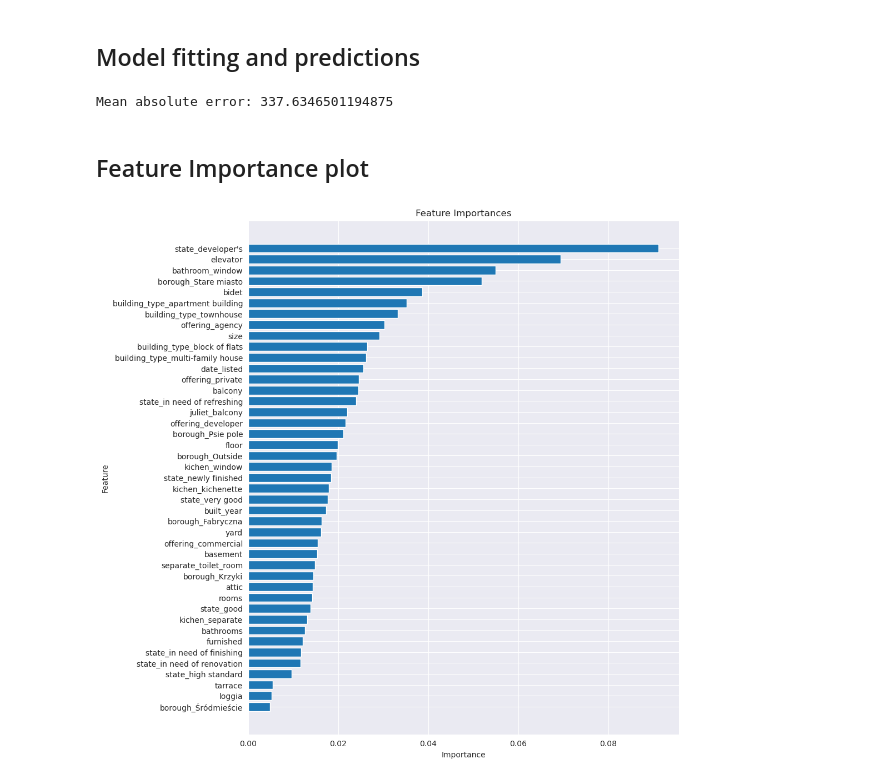
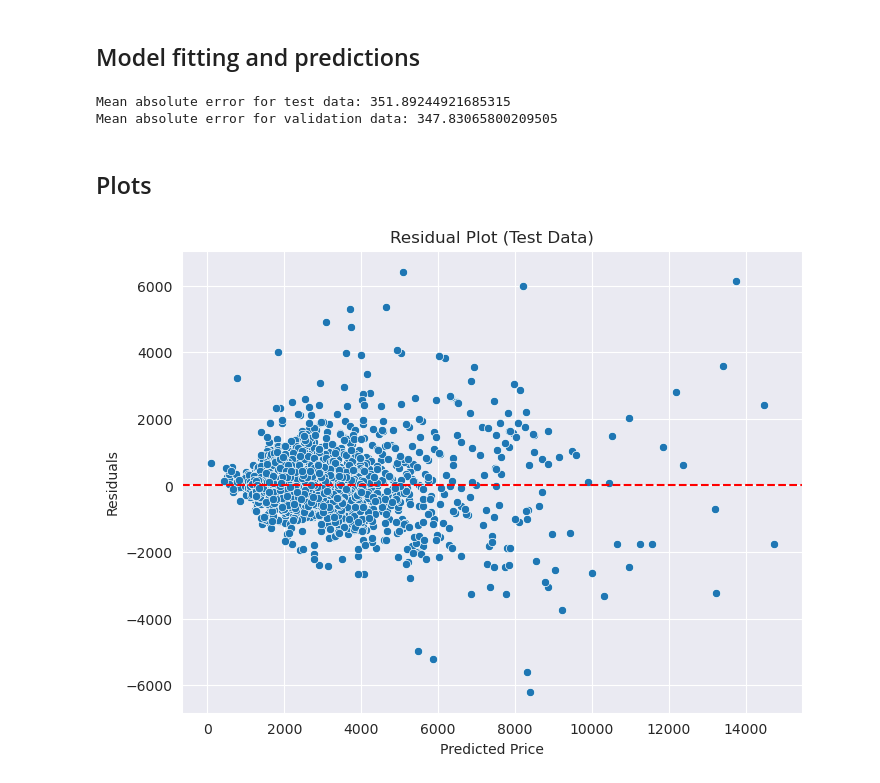
Before and after one commit to asKonar/Rental_Price_Prediction, a Jupyter notebook: rental-prices-analysis-and-prediction-model.ipynb, the cells around one changed output. Saved outputs shown, nothing was run; the diff lists cells and outputs as text; code cells hidden in the pictures.

```diff
--- a/rental-prices-analysis-and-prediction-model.ipynb
+++ b/rental-prices-analysis-and-prediction-model.ipynb
@@ -409,7 +409,8 @@ y = data_copy.price
 X = data_copy.drop(['price', 'price/size'], axis=1)
 
 # Divide data into training and validation subsets
-X_train, X_valid, y_train, y_valid = train_test_split(X, y, train_size=0.8, test_size=0.2)
+X, X_test, y, y_test = train_test_split(X, y, train_size=0.8, test_size=0.2)
+X_train, X_valid, y_train, y_valid = train_test_split(X, y, train_size = 0.75, test_size = 0.25)
 # %%
 # Identify categorical and numeric columns
 categorical_cols = [col for col in X_train.columns if X_train[col].dtype == 'object']
@@ -439,7 +440,8 @@ xgb_model = XGBRegressor(booster='gbtree',
                          n_estimators=1000,
                          learning_rate=0.05,
                          max_depth=7,
-                         subsample=0.5)
+                         subsample=0.5,
+                         reg_lambda=1)
 
 # Bundle preprocessing and modeling code in pipeline
 xgb_pipeline = Pipeline(steps=[
@@ -453,37 +455,30 @@ xgb_pipeline = Pipeline(steps=[
 xgb_pipeline.fit(X_train, y_train)
 
 # Predicting and validating
-preds = xgb_pipeline.predict(X_valid)
+preds = xgb_pipeline.predict(X_test)
 
-score = mean_absolute_error(y_valid, preds)
-print(f'Mean absolute error: {score}')
+score = mean_absolute_error(y_test, preds)
+print(f'Mean absolute error for test data: {score}')
+
+# Predicting and validating
+preds_valid = xgb_pipeline.predict(X_valid)
+
+score_valid = mean_absolute_error(y_valid, preds_valid)
+print(f'Mean absolute error for validation data: {score_valid}')
 # %% [output]
-Mean absolute error: 337.6346501194875
+Mean absolute error for test data: 351.89244921685315
+Mean absolute error for validation data: 347.83065800209505
-# %% [markdown]
-## Feature Importance plot
-# %%
-# Retrieve feature importances
-importance_scores = xgb_pipeline.named_steps['xgb_model'].feature_importances_
-
-# Retrieve categorical feature names after one-hot encoding
-categorical_transformer = xgb_pipeline.named_steps['preprocessor'].transformers_[1][1]
-onehot_encoder = categorical_transformer.named_steps['onehot']
-categorical_feature_names = onehot_encoder.get_feature_names_out(categorical_cols)
-
-# Combine feature names (categorical and numerical)
-feature_names = np.concatenate([categorical_feature_names, numerical_cols])
-
-# Sort feature importances and feature names in descending order
-sorted_indices = np.argsort(importance_scores)[::1]
-sorted_importance_scores = importance_scores[sorted_indices]
-sorted_feature_names = feature_names[sorted_indices]
-
-# Plot feature importances
-fig, ax = plt.subplots(figsize=(10, 12))
-ax.barh(sorted_feature_names, sorted_importance_scores)
-ax.set_xlabel('Importance')
-ax.set_ylabel('Feature')
-ax.set_title('Feature Importances')
-plt.show()
-# %% [output]
-[figure, removed]
+# %% [markdown]
+## Plots
+# %%
+# Residual plot for the test data
+plt.figure(figsize=(8, 6))
+residuals = y_test - preds
+sns.scatterplot(x=preds, y=residuals)
+plt.axhline(y=0, color='r', linestyle='--')
+plt.xlabel('Predicted Price')
+plt.ylabel('Residuals')
+plt.title('Residual Plot (Test Data)')
+plt.show()
+# %% [output]
+[figure, added]
```
Also changed, not shown: parts of 2 cells of this notebook.
